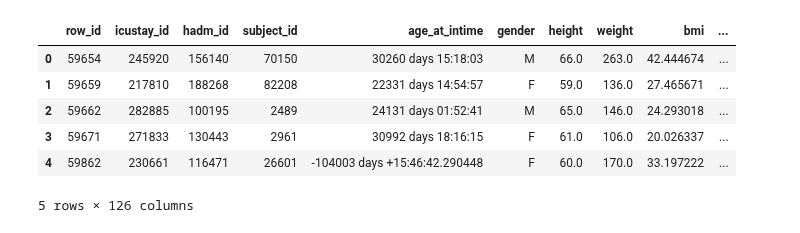
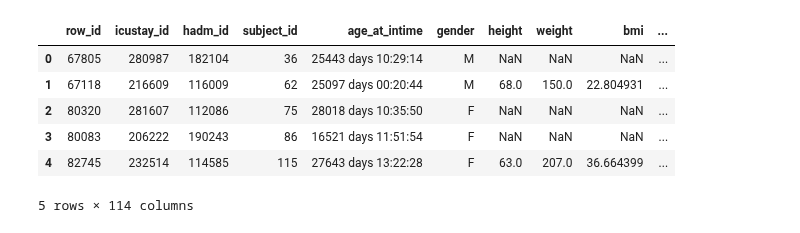
Before and after one commit to yhtgrace/echo, a Jupyter notebook: notebooks/161206_model_exploration_TB.ipynb, the cells around one changed output. Drawn from its saved outputs; the diff is of its cells as text; code cells hidden in the pictures.

```diff
--- a/notebooks/161206_model_exploration_TB.ipynb
+++ b/notebooks/161206_model_exploration_TB.ipynb
@@ -29,18 +31,18 @@ cur = con.cursor()
 cur.execute('SET search_path to ' + schema_name)
 # %%
 query = """
-SELECT * FROM echo_features_mx
+SELECT * FROM echo_filtered
 """
 ef = pd.read_sql_query(query, con)
 ef.head()
 # %% [output]
 |  | row_id | icustay_id | hadm_id | subject_id | age_at_intime | gender | height | weight | bmi | ... |
-| 0 | 59654 | 245920 | 156140 | 70150 | 30260 days 15:18:03 | M | 66.0 | 263.0 | 42.444674 | ... |
-| 1 | 59659 | 217810 | 188268 | 82208 | 22331 days 14:54:57 | F | 59.0 | 136.0 | 27.465671 | ... |
-| 2 | 59662 | 282885 | 100195 | 2489 | 24131 days 01:52:41 | M | 65.0 | 146.0 | 24.293018 | ... |
-| 3 | 59671 | 271833 | 130443 | 2961 | 30992 days 18:16:15 | F | 61.0 | 106.0 | 20.026337 | ... |
-| 4 | 59862 | 230661 | 116471 | 26601 | -104003 days +15:46:42.290448 | F | 60.0 | 170.0 | 33.197222 | ... |
+| 0 | 67805 | 280987 | 182104 | 36 | 25443 days 10:29:14 | M | NaN | NaN | NaN | ... |
+| 1 | 67118 | 216609 | 116009 | 62 | 25097 days 00:20:44 | M | 68.0 | 150.0 | 22.804931 | ... |
+| 2 | 80320 | 281607 | 112086 | 75 | 28018 days 10:35:50 | F | NaN | NaN | NaN | ... |
+| 3 | 80083 | 206222 | 190243 | 86 | 16521 days 11:51:54 | F | NaN | NaN | NaN | ... |
+| 4 | 82745 | 232514 | 114585 | 115 | 27643 days 13:22:28 | F | 63.0 | 207.0 | 36.664399 | ... |
-5 rows × 126 columns
+5 rows × 114 columns
 # %%
 ef.columns.tolist()
 # %% [output]
```
Also changed, not shown: parts of 75 cells of this notebook.
